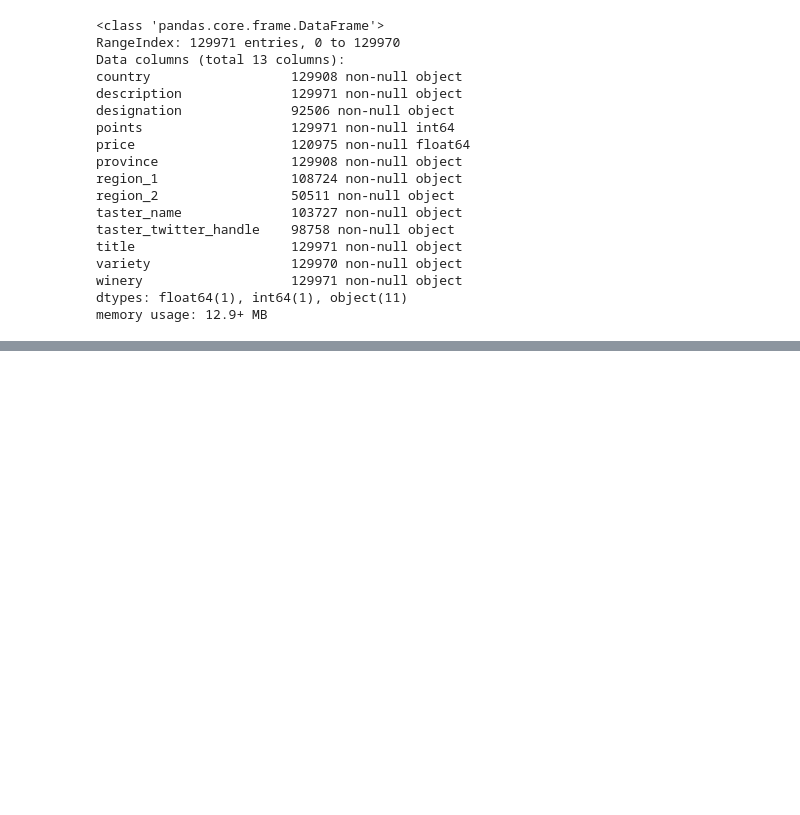
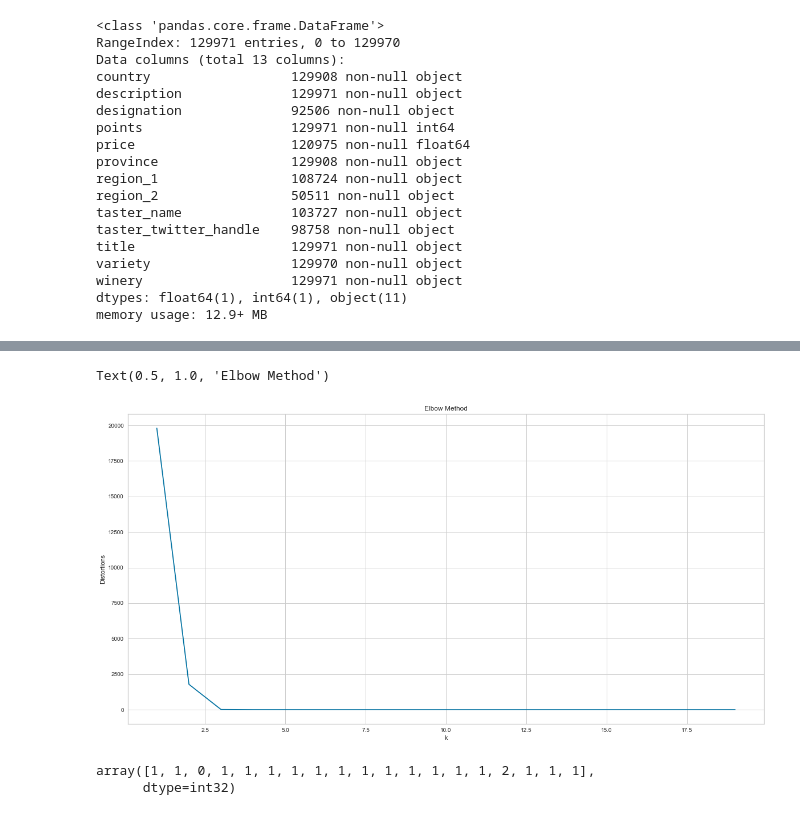
Before and after one commit to bthakr1/datascience_pipeline, a Jupyter notebook: Cosine_Similarity.ipynb, the cells around one changed output, grey strips where cells are left out. Saved outputs shown, nothing was run; the diff lists cells and outputs as text; code cells hidden in the pictures; blank space fills up the shorter version.

```diff
--- a/Cosine_Similarity.ipynb
+++ b/Cosine_Similarity.ipynb
@@ -126,0 +130,18 @@ new_wine_1
+# %%
+distortions = []
+
+K = range(1,20)
+
+for k in K:
+    kmeanmodel = KMeans(n_clusters=k)
+    kmeanmodel.fit(new_wine_1)
+    distortions.append(kmeanmodel.inertia_)
+# %%
+plt.figure(figsize=(20,10))
+plt.plot(K,distortions,'bx-')
+plt.xlabel('k')
+plt.ylabel('Distortions')
+plt.title('Elbow Method')
+# %% [output]
+Text(0.5, 1.0, 'Elbow Method')
+[figure, added]
@@ -126,0 +151,5 @@ new_wine_1
+# %%
+y_kmeans3
+# %% [output]
+array([1, 1, 0, 1, 1, 1, 1, 1, 1, 1, 1, 1, 1, 1, 1, 2, 1, 1, 1],
+      dtype=int32)
```
Also changed, not shown: parts of 15 cells of this notebook, 1 other file.
